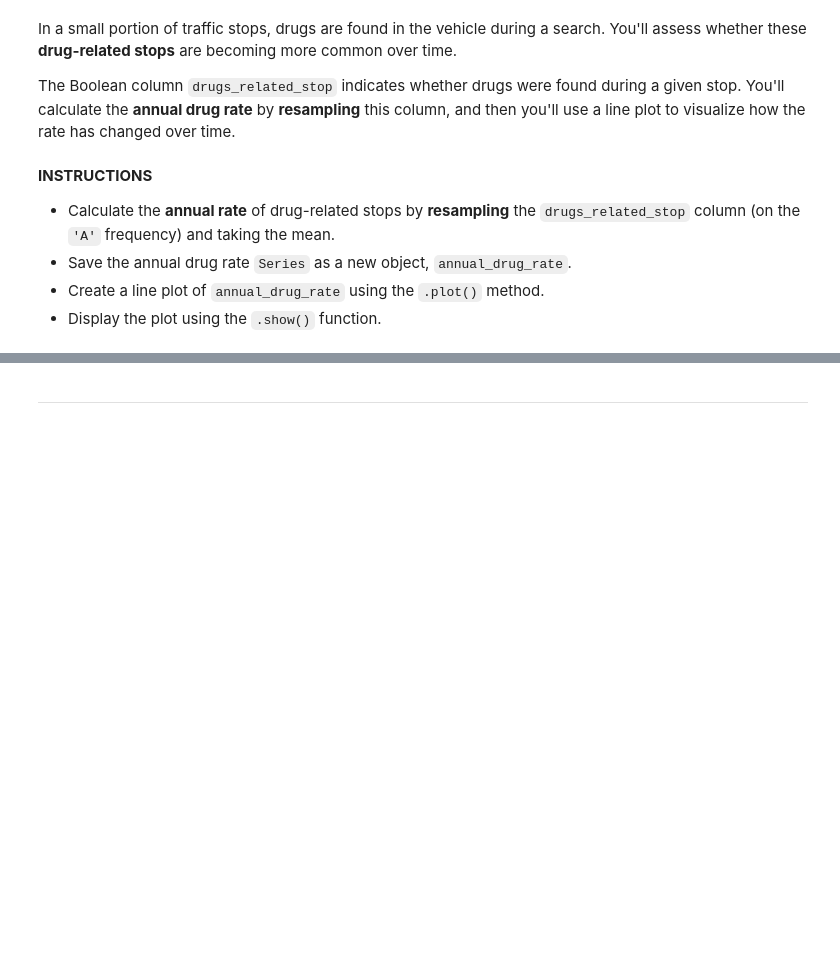
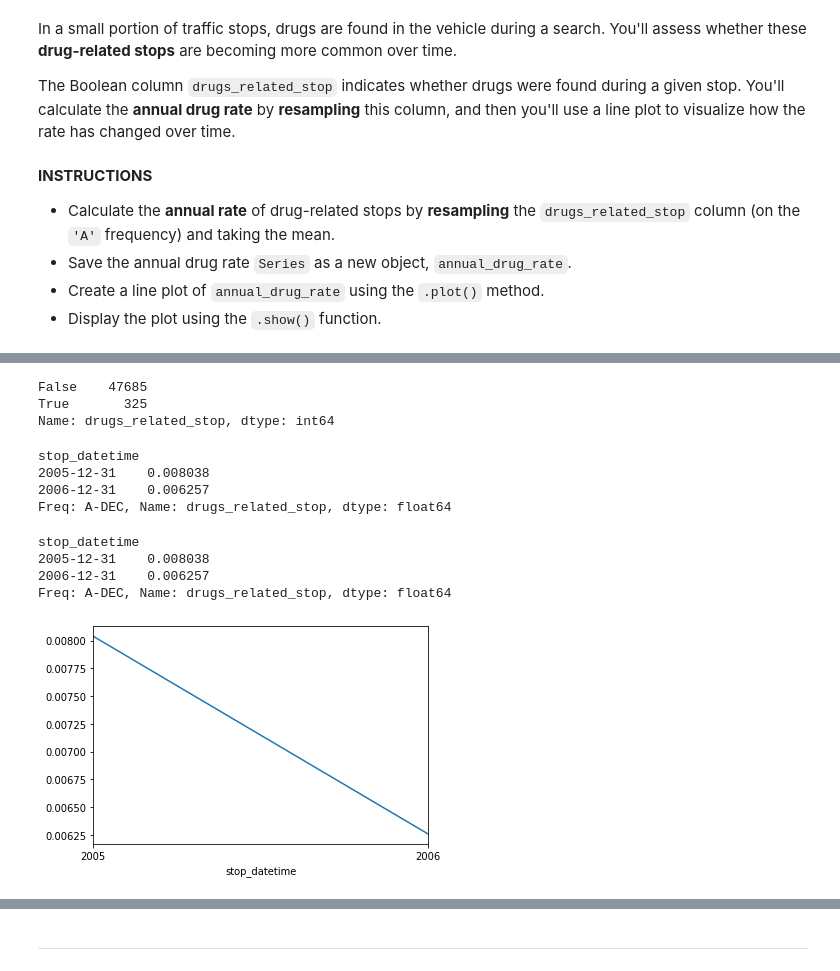
Before and after one commit to Bir01/02_DATA_SCIENCE_DATA_ANALYTICS_MODULE, a Jupyter notebook: 2- Weekly Agendas/Week_5/TrafficPoliceStopProject_Part-3_Visual-Exploratory-Data-Analysis_Student.ipynb, the cells around one changed output, grey strips where cells are left out. Drawn from its saved outputs; the diff is of its cells as text; code cells hidden in the pictures; blank space fills up the shorter version.

```diff
--- a/2- Weekly Agendas/Week_5/TrafficPoliceStopProject_Part-3_Visual-Exploratory-Data-Analysis_Student.ipynb
+++ b/2- Weekly Agendas/Week_5/TrafficPoliceStopProject_Part-3_Visual-Exploratory-Data-Analysis_Student.ipynb
@@ -77,0 +228,26 @@ The Boolean column ``drugs_related_stop`` indicates whether drugs were found dur
+# %%
+ri["drugs_related_stop"].value_counts()
+# %% [output]
+False    47685
+True       325
+Name: drugs_related_stop, dtype: int64
+# %%
+ri.drugs_related_stop.resample("A").mean()
+# %% [output]
+stop_datetime
+2005-12-31    0.008038
+2006-12-31    0.006257
+Freq: A-DEC, Name: drugs_related_stop, dtype: float64
+# %%
+annual_drug_rate = ri.drugs_related_stop.resample("A").mean()
+annual_drug_rate
+# %% [output]
+stop_datetime
+2005-12-31    0.008038
+2006-12-31    0.006257
+Freq: A-DEC, Name: drugs_related_stop, dtype: float64
+# %%
+annual_drug_rate.plot()
+plt.show()
+# %% [output]
+[figure, added]
```
Also changed, not shown: parts of 50 cells of this notebook, 2 other files.
